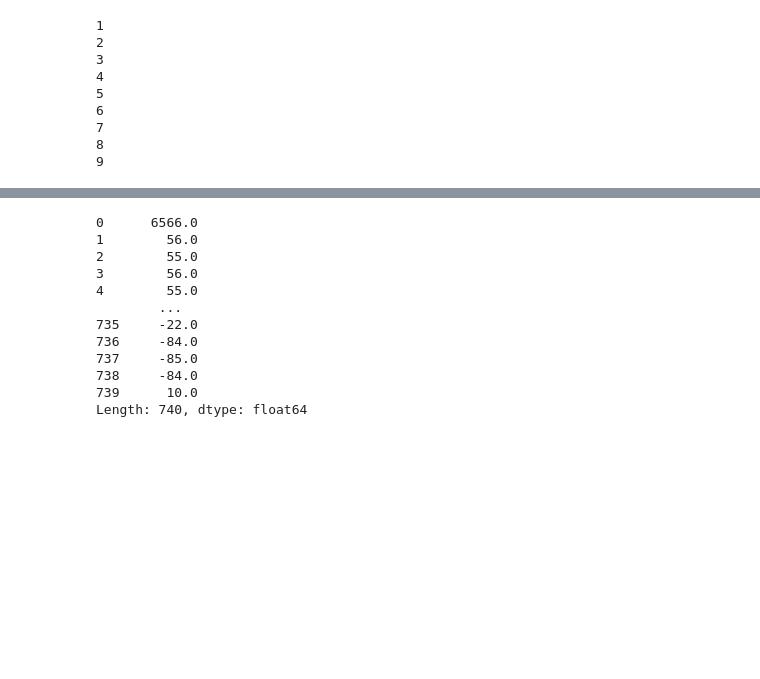
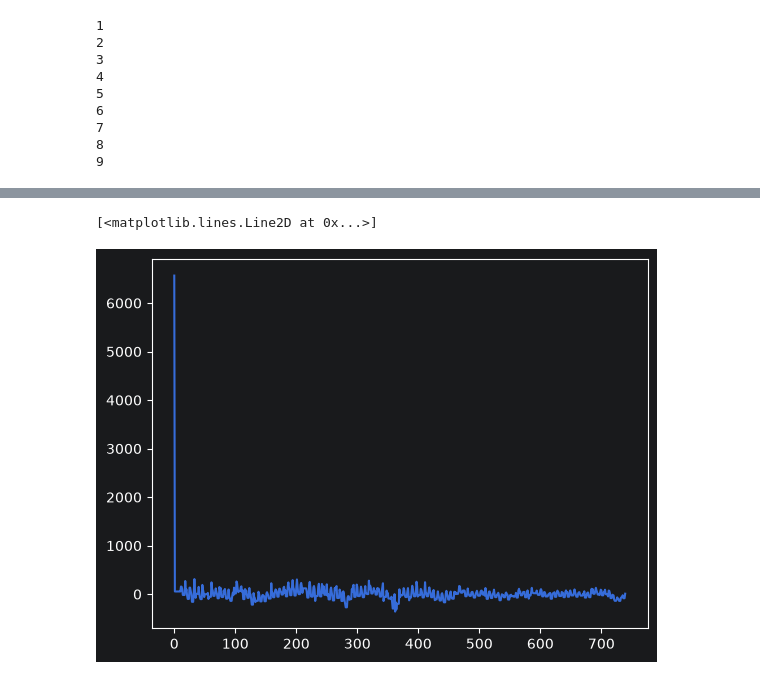
Before and after one commit to amithvardhan99/resume-projects, a Jupyter notebook: Predictive Forecasting of Care Load & Placement Demand/notebook.ipynb, the cells around one changed output, grey strips where cells are left out. Saved outputs shown, nothing was run; the diff lists cells and outputs as text; code cells hidden in the pictures; blank space fills up the shorter version.

```diff
--- a/Predictive Forecasting of Care Load & Placement Demand/notebook.ipynb
+++ b/Predictive Forecasting of Care Load & Placement Demand/notebook.ipynb
@@ -758,27 +758,3 @@ The above autocorrelation function graph depicts a . And moreover, the spikes ar
 
 
 The above autocorrelation function comprises spikes that are significant at q = 1,2,5,6,7,8. Hence we would set q value from 1 to 8. We also see a pattern that repeats every 7 days. This means that it is better if we use the Seasonal Autogressive Integrated Moving Average (Seasonal ARIMA - SARIMA) model instead of normal ARIMA. Hence, we shall use both ARIMA and SARIMA to check which one produces best results.
-# %%
-p = range(0,3)
-q = range(0,3)
-
-best_aic = np.inf
-combination_of_p_and_q_values = list(itertools.product(p,q))
-ctr = 1
-
-for i in combination_of_p_and_q_values:
-    try:
-        model = ARIMA(df_7["HHS_Care"],order=(i[0],1,i[1]))
-        predicted = model.fit()
-        predicted_aic = predicted.aic
-        if predicted_aic < best_aic:
-            best_aic = predicted_aic
-            best_model = model
-            best_order = i
-        print(ctr)
-        ctr += 1
-    except:
-        continue
-
-print(best_aic)
-print(best_order)
@@ -850,13 +803,13 @@ for i in combination_of_p_and_q_values:
     for num in range(0,len(validation_data)):
         no_of_steps = len(validation_data[num])
         # print(no_of_steps)
-        df_w = df_7[[k in training_dates or k in validation_window_1[0:7*num] for k in df_7["Date"]]].copy()
+        df_w = df_7[[k in training_dates or k in validation_window_1[0:size_of_window*num] for k in df_7["Date"]]].copy()
 	    #model,AIC,order = retrieve_best_model(df_w)
         model = retrieve_best_model(df_w,i[0],i[1])
         result = model.fit()
         predicted_values = result.forecast(steps=no_of_steps)
         list_of_models.append(model)
-        no_of_validation_dates_for_models.append(num)
+        no_of_validation_dates_for_models.append(size_of_window*num)
 
         mae = mean_absolute_error(df_7.loc[predicted_values.index.values,"HHS_Care"],predicted_values)
         rmse = root_mean_squared_error(df_7.loc[predicted_values.index.values,"HHS_Care"],predicted_values)
@@ -900,16 +877,5 @@ result = best_model.fit()
 # %%
-residuals = result.resid
-residuals
+plt.plot(residuals)
 # %% [output]
-0      6566.0
-1        56.0
-2        55.0
-3        56.0
-4        55.0
-        ...
-735     -22.0
-736     -84.0
-737     -85.0
-738     -84.0
-739      10.0
-Length: 740, dtype: float64
+[<matplotlib.lines.Line2D at 0x...>]
+[figure, added]
```
Also changed, not shown: parts of 9 cells of this notebook, 1 other file.
